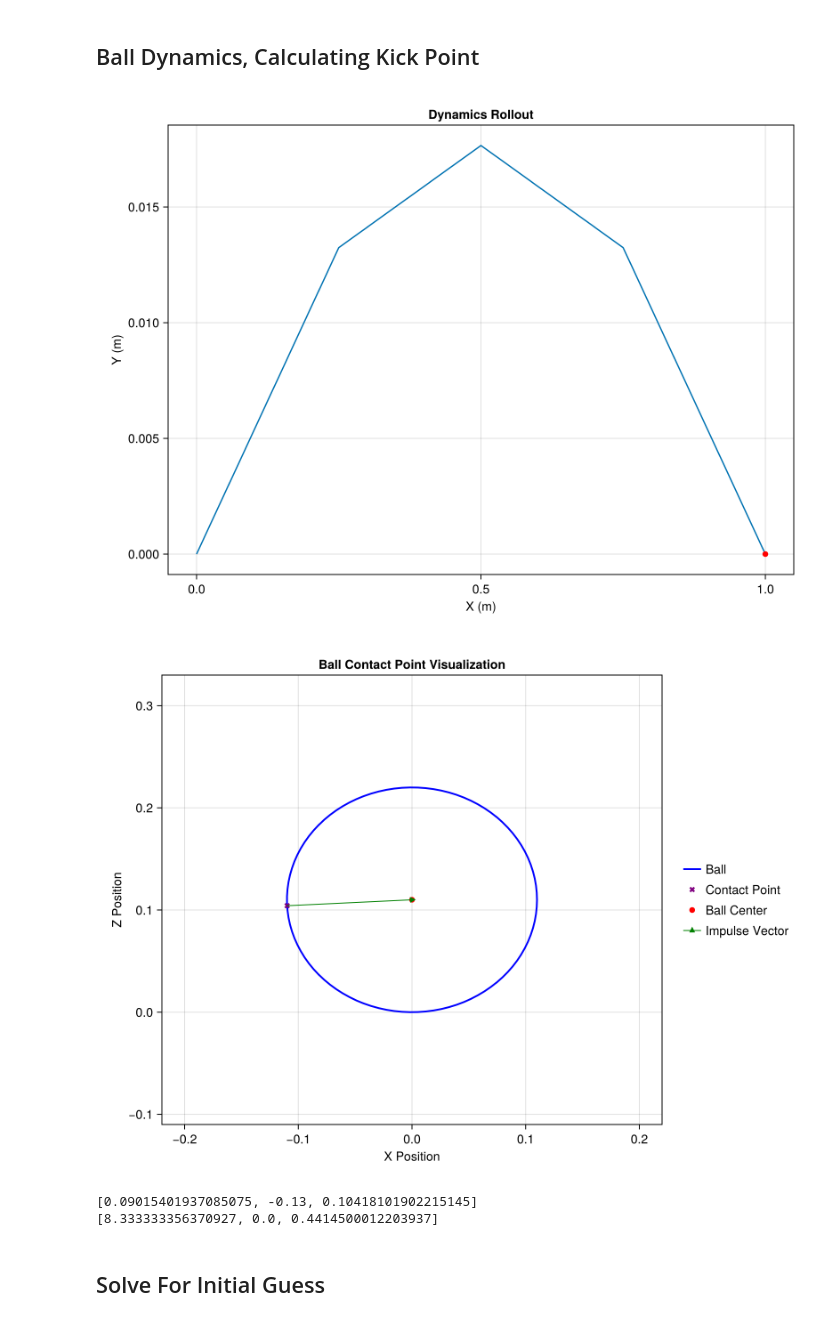
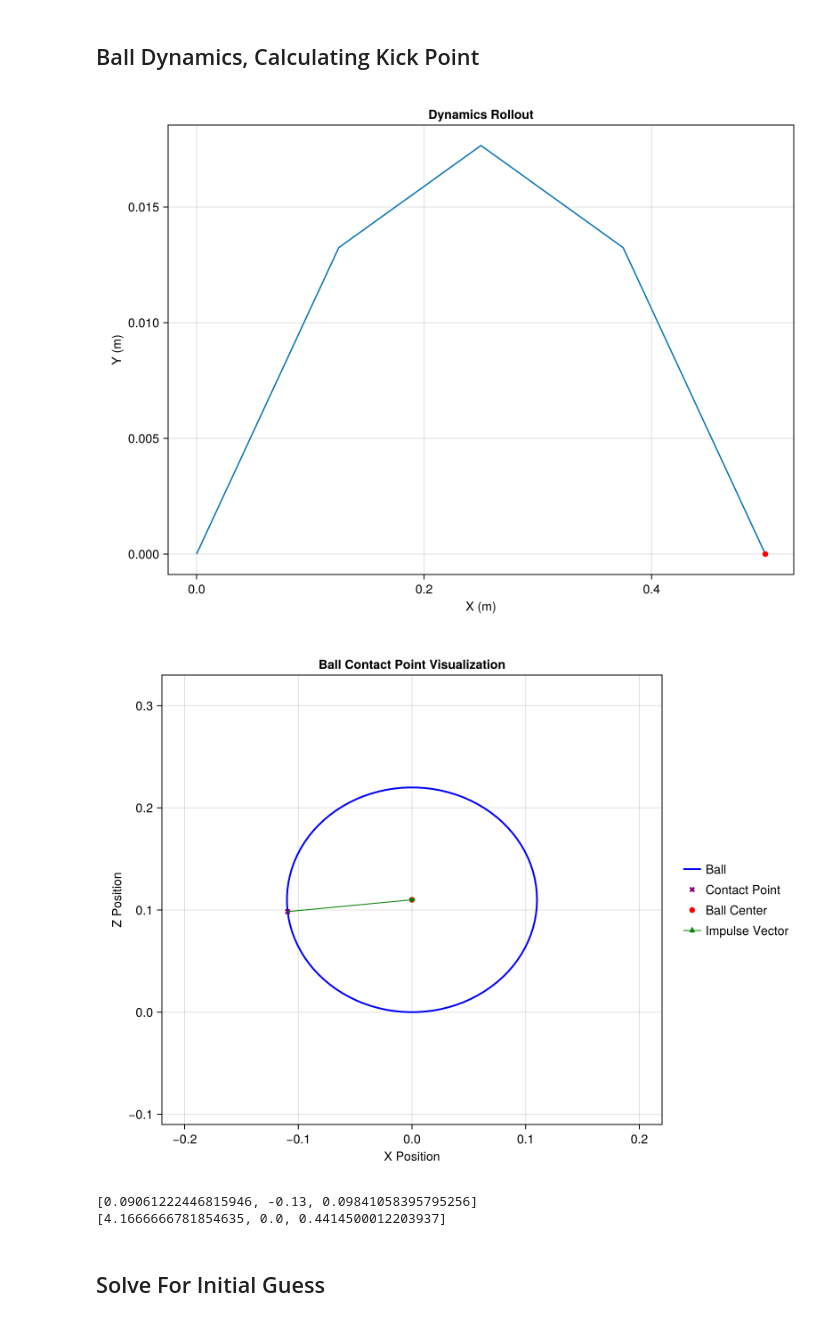
Before and after one commit to oberton31/16745_Unitree_G1_Goal_Kicking, a Jupyter notebook: src/humanoid_ball_kicking_sparse.ipynb, the cells around one changed output. Drawn from its saved outputs; the diff is of its cells as text; code cells hidden in the pictures.

```diff
--- a/src/humanoid_ball_kicking_sparse.ipynb
+++ b/src/humanoid_ball_kicking_sparse.ipynb
@@ -206,24 +224,25 @@ save("equilibrium.jld2", "x", x_eq, "u", u_eq)
 ## Ball Dynamics, Calculating Kick Point
 # %%
 q_i = [0.0, 0.0] # Note, this is in the X-Z Plane only, y value will be assigned manually after the fact
-q_des = [1.0, 0.0]
+q_des = [0.5, 0.0]
 J_max = Inf
 ball_flight_steps = 5
 m = 0.1
+dt=0.03
 J = optimize_impulse(q_des, q_i, N=ball_flight_steps, J_max=J_max, dt=dt, m=m) # Can also specify mass
 dynamics_rollout(J, q_des, q_i, N=ball_flight_steps, dt=dt, m=m)
 p_c = get_contact_point(J) # Can also specify radius of ball
 visualize_contact(J, p_c)
 p_c = [p_c[1] + 0.2, -0.13, p_c[2]] # accounting for ball being placed forward
 println(p_c)
 v_des = J / m
 v_des = [v_des[1], 0, v_des[2]]
 print(v_des)
 # %% [output]
-[figure, old version]
+[figure, new version]
-[figure, old version]
+[figure, new version]
-[0.09015401937085075, -0.13, 0.10418101902215145]
-[8.333333356370927, 0.0, 0.4414500012203937]
+[0.09061222446815946, -0.13, 0.09841058395795256]
+[4.1666666781854635, 0.0, 0.4414500012203937]
 # %% [markdown]
 ## Solve For Initial Guess
 # %%
```
Also changed, not shown: parts of 10 cells of this notebook, 2 other files.
